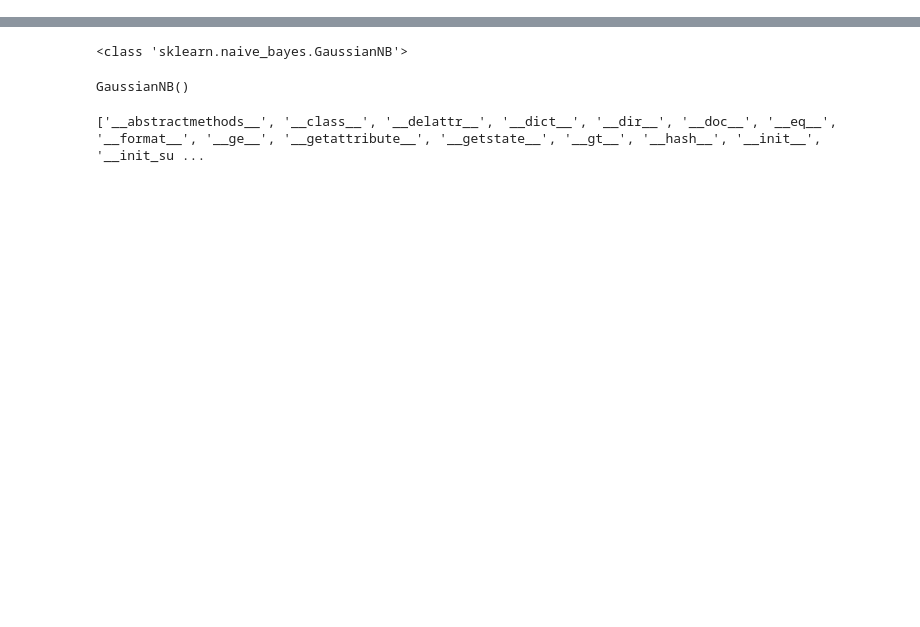
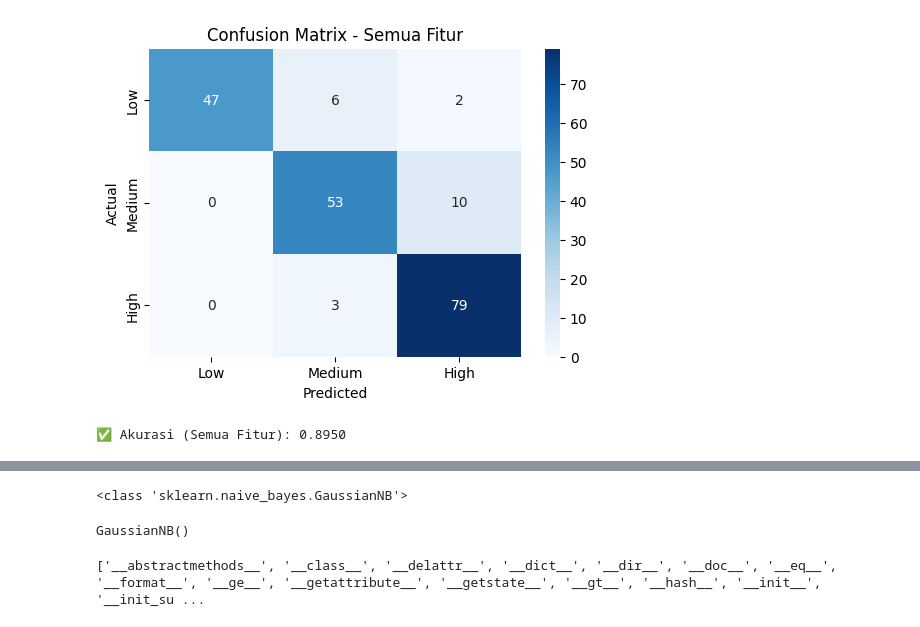
Before and after one commit to RizalPradanaaa/cancer-naive, a Jupyter notebook: naive.ipynb, the cells around one changed output, grey strips where cells are left out. Cells and saved outputs as stored; diff of their text form; code cells hidden in the pictures; blank space fills up the shorter version.

```diff
--- a/naive.ipynb
+++ b/naive.ipynb
@@ -139,0 +91,4 @@ Confusion Matrix:
+# %%
+scaler = StandardScaler()
+# %%
+scaler.fit(X_train)
@@ -139,0 +97,9 @@ Confusion Matrix:
+# %%
+X_train = scaler.fit_transform(X_train)
+X_test = scaler.transform(X_test)
+# %%
+model_all = GaussianNB()
+model_all.fit(X_train, y_train)
+y_pred_all = model_all.predict(X_test)
+y_prob_all = model_all.predict_proba(X_test)
+acc_all = accuracy_score(y_test, y_pred_all)
@@ -139,0 +122,20 @@ Confusion Matrix:
+# %%
+# Confusion Matrix
+def plot_confusion_matrix(true_y, pred_y, title):
+    C = confusion_matrix(true_y, pred_y)
+    labels = ['Low', 'Medium', 'High']  # Sesuaikan label
+    plt.figure(figsize=(6, 4))
+    sns.heatmap(C, annot=True, fmt='d', cmap='Blues',
+                xticklabels=labels, yticklabels=labels)
+    plt.xlabel('Predicted')
+    plt.ylabel('Actual')
+    plt.title(title)
+    plt.show()
+
+plot_confusion_matrix(y_test, y_pred_all, "Confusion Matrix - Semua Fitur")
+# %% [output]
+[figure, added]
+# %%
+print(f"✅ Akurasi (Semua Fitur): {acc_all:.4f}")
+# %% [output]
+✅ Akurasi (Semua Fitur): 0.8950
```
Also changed, not shown: parts of 29 cells of this notebook, 8 other files.
